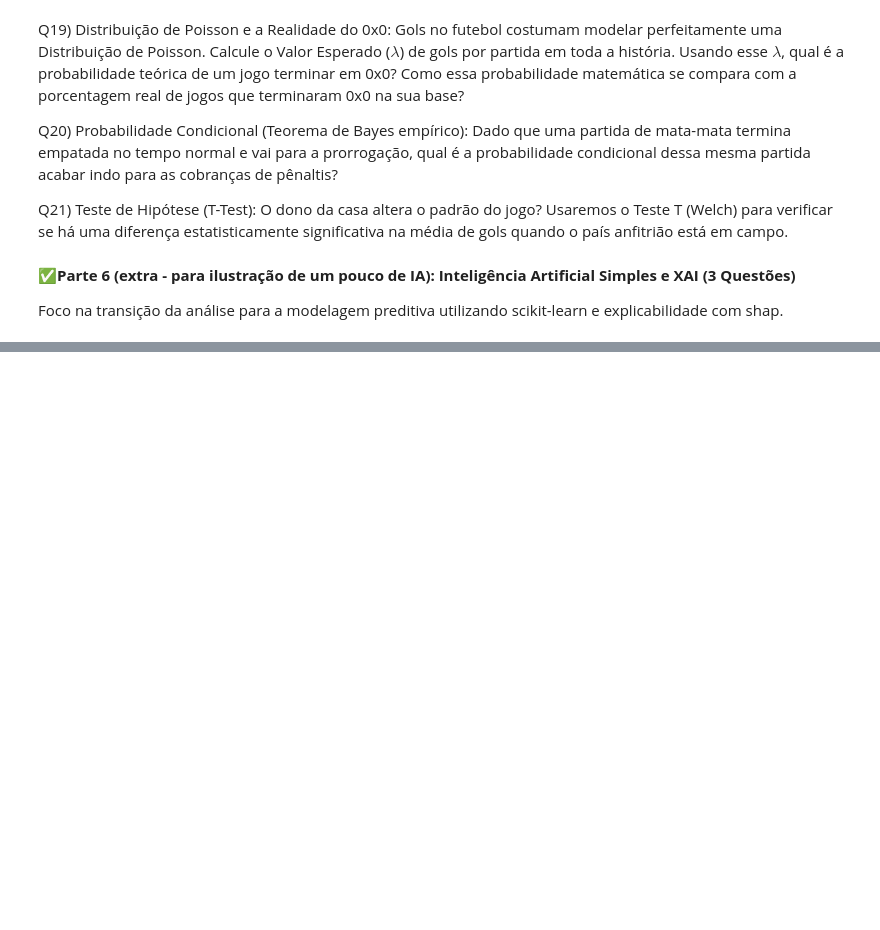
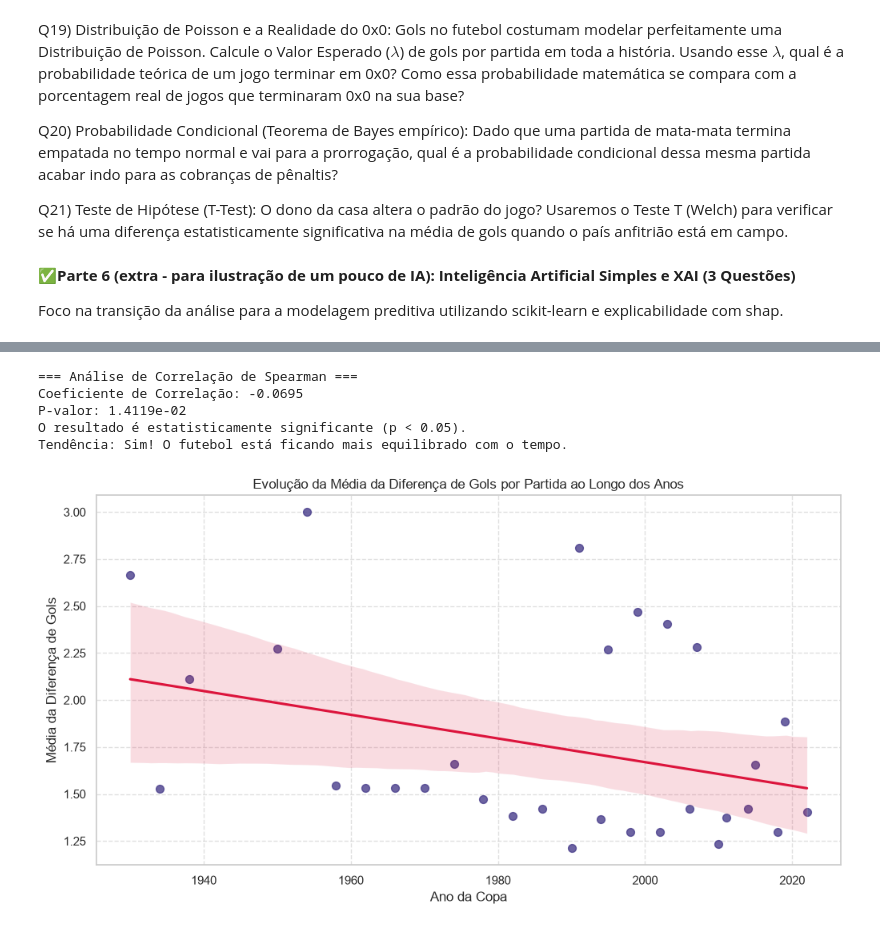
Before and after one commit to arturdosanjos/tp_fcd, a Jupyter notebook: TP_FCD_Artur&Gabriel (1).ipynb, the cells around one changed output, grey strips where cells are left out. Cells and saved outputs as stored; diff of their text form; code cells hidden in the pictures; blank space fills up the shorter version.

```diff
--- a/TP_FCD_Artur&Gabriel (1).ipynb
+++ b/TP_FCD_Artur&Gabriel (1).ipynb
@@ -315,0 +541,47 @@ zebra
+# %%
+# questao 17
+# Vamos calcular a correlação entre o passar do tempo (Ano da Copa) e o Equilíbrio (Diferença de Gols)
+from scipy.stats import spearmanr
+
+df_spearman = df_consolidado.copy()
+
+
+# 3. Calcular a Correlação de Spearman e o P-valor
+coeficiente, p_valor = spearmanr(df_spearman['year'], df_spearman['goal_difference'])
+
+print("=== Análise de Correlação de Spearman ===")
+print(f"Coeficiente de Correlação: {coeficiente:.4f}")
+print(f"P-valor: {p_valor:.4e}")
+
+# Interpretação estatística automática
+if p_valor < 0.05:
+    print("O resultado é estatisticamente significante (p < 0.05).")
+    if coeficiente < 0:
+        print("Tendência: O futebol está ficando mais equilibrado com o tempo.")
+    else:
+        print("Tendência: A disparidade de gols aumentou com o tempo.")
+else:
+    print("O resultado NÃO é estatisticamente significante (p >= 0.05). Não há tendência clara de mudança no equilíbrio.")
+
+# 4. Gráfico de Dispersão com Linha de Tendência Logística/Linear
+plt.figure(figsize=(12, 6))
+
+# Agrupar pela média da diferença de gols por ano para o gráfico ficar mais limpo visualmente
+df_agrupado_ano = df_spearman.groupby('year')['goal_difference'].mean().reset_index()
+
+sns.regplot(data=df_agrupado_ano, x='year', y='goal_difference',
+            color='darkslateblue', scatter_kws={'s': 50}, line_kws={'color': 'crimson'})
+
+plt.title('Evolução da Média da Diferença de Gols por Partida ao Longo dos Anos')
+plt.xlabel('Ano da Copa')
+plt.ylabel('Média da Diferença de Gols')
+plt.grid(True, linestyle='--', alpha=0.6)
+
+plt.show()
+# %% [output]
+=== Análise de Correlação de Spearman ===
+Coeficiente de Correlação: -0.0695
+P-valor: 1.4119e-02
+O resultado é estatisticamente significante (p < 0.05).
+Tendência: Sim! O futebol está ficando mais equilibrado com o tempo.
+[figure, added]
```
Also changed, not shown: parts of 20 cells of this notebook.
